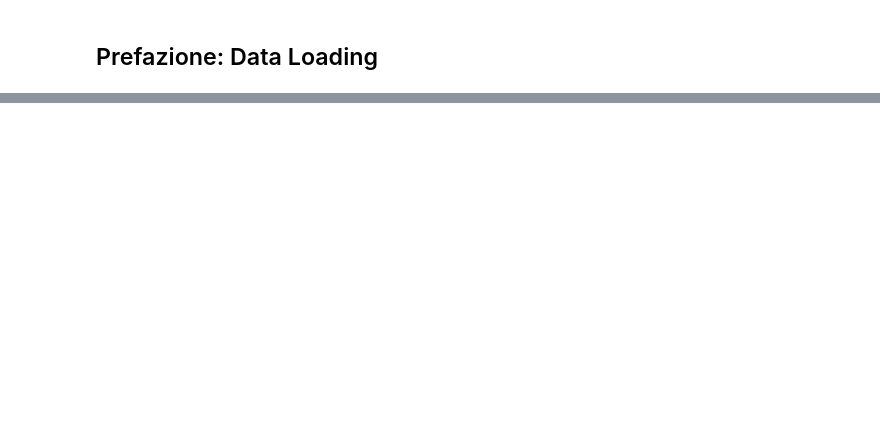
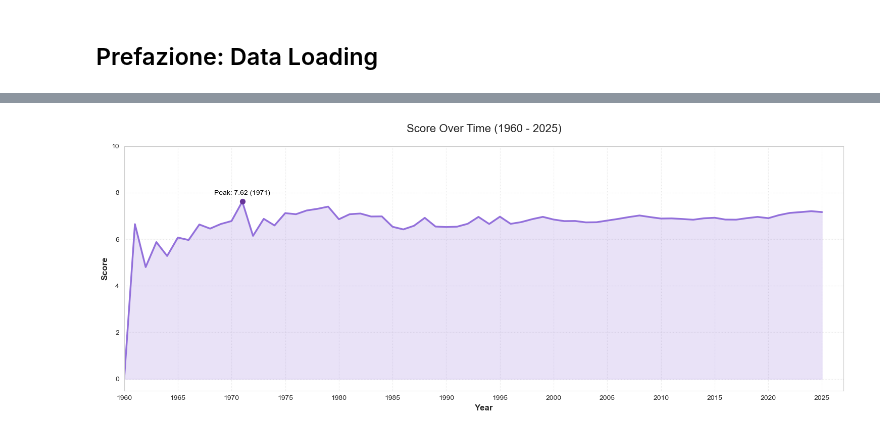
Before and after one commit to sarazunino/HCI, a Jupyter notebook: solution/02_notebook.ipynb, the cells around one changed output, grey strips where cells are left out. Drawn from its saved outputs; the diff is of its cells as text; code cells hidden in the pictures; blank space fills up the shorter version.

```diff
--- a/solution/02_notebook.ipynb
+++ b/solution/02_notebook.ipynb
@@ -119,0 +172,4 @@ plot_genre_production_by_year(details_df)
+# %%
+plot_score(details_df)
+# %% [output]
+[figure, added]
```
Also changed, not shown: parts of 31 cells of this notebook, 1 other file.
